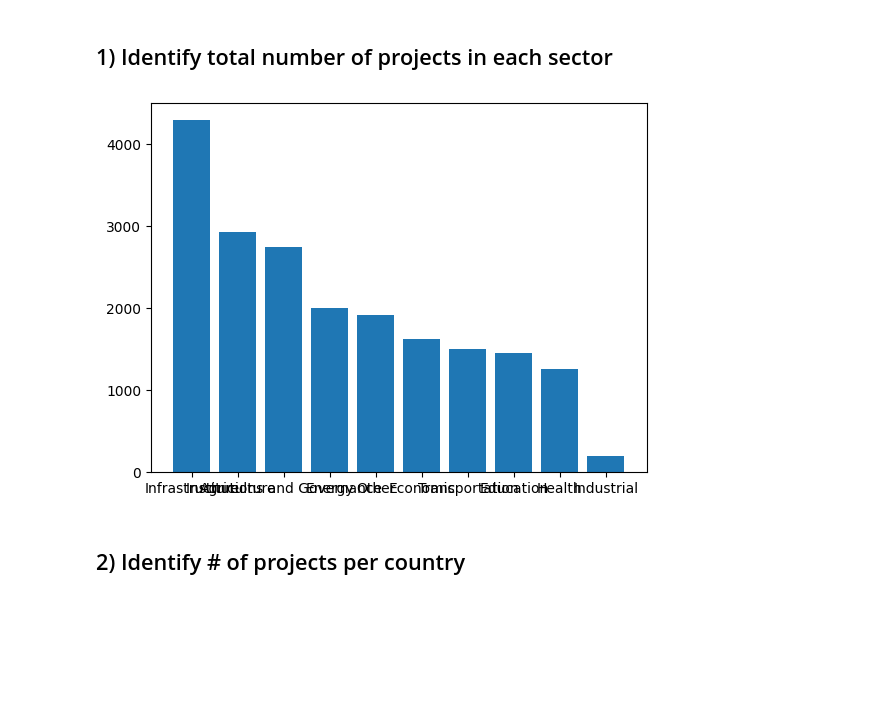
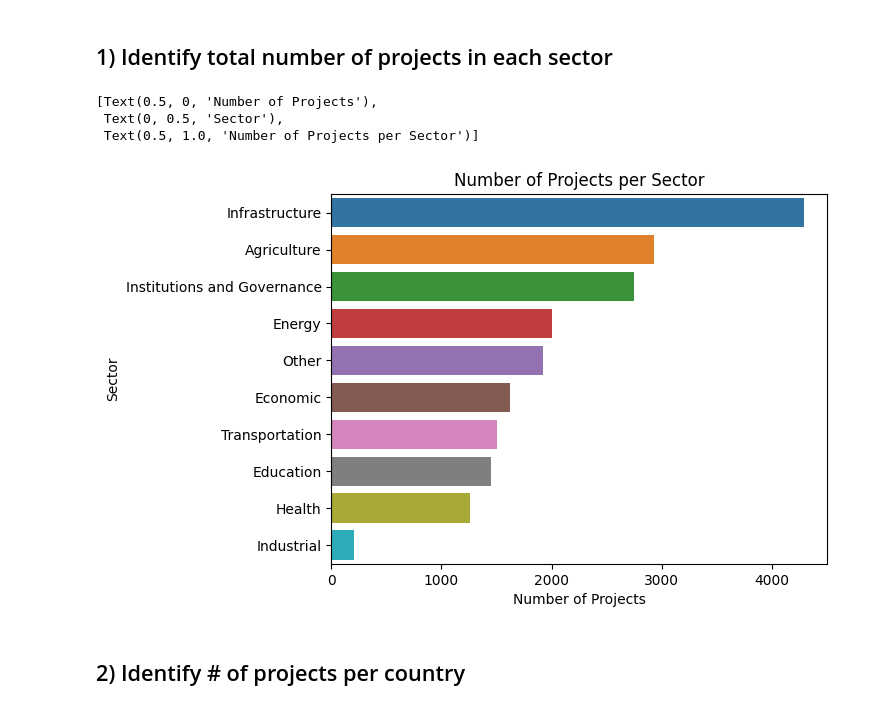
Before and after one commit to ababber19/SWUH, a Jupyter notebook: Graphs.ipynb, the cells around one changed output. Drawn from its saved outputs; the diff is of its cells as text; code cells hidden in the pictures; blank space fills up the shorter version.

Commit message:
sector graph add

```diff
--- a/Graphs.ipynb
+++ b/Graphs.ipynb
@@ -18,14 +17,20 @@ projects = pd.read_csv(path)
 sector_counts = projects["Generalized Sector"].value_counts()
 # %%
 sector_labels = list(sector_counts.keys())
-sector_label_values = list(sector_counts.values)
+sector_labels_values = list(sector_counts.values)
+# %%
+sector_plot = sns.barplot(x=sector_labels_values, y=sector_labels)
+sector_plot.set(xlabel="Number of Projects", ylabel="Sector", title="Number of Projects per Sector")
+# %% [output]
+[Text(0.5, 0, 'Number of Projects'),
+ Text(0, 0.5, 'Sector'),
+ Text(0.5, 1.0, 'Number of Projects per Sector')]
+[figure, added]
 # %%
-# Graphs each unique sector, and number of projects per sector
-plt.bar(sector_counts.keys(), sector_counts.values)
+# # Graphs each unique sector, and number of projects per sector
+# plt.bar(sector_counts.keys(), sector_counts.values()
 
-plt.show()
+# plt.show()
-# %% [output]
-[figure, removed]
 # %% [markdown]
 ## 2) Identify # of projects per country
 # %%
```
Also changed, not shown: parts of 1 cell of this notebook, 1 other file.
